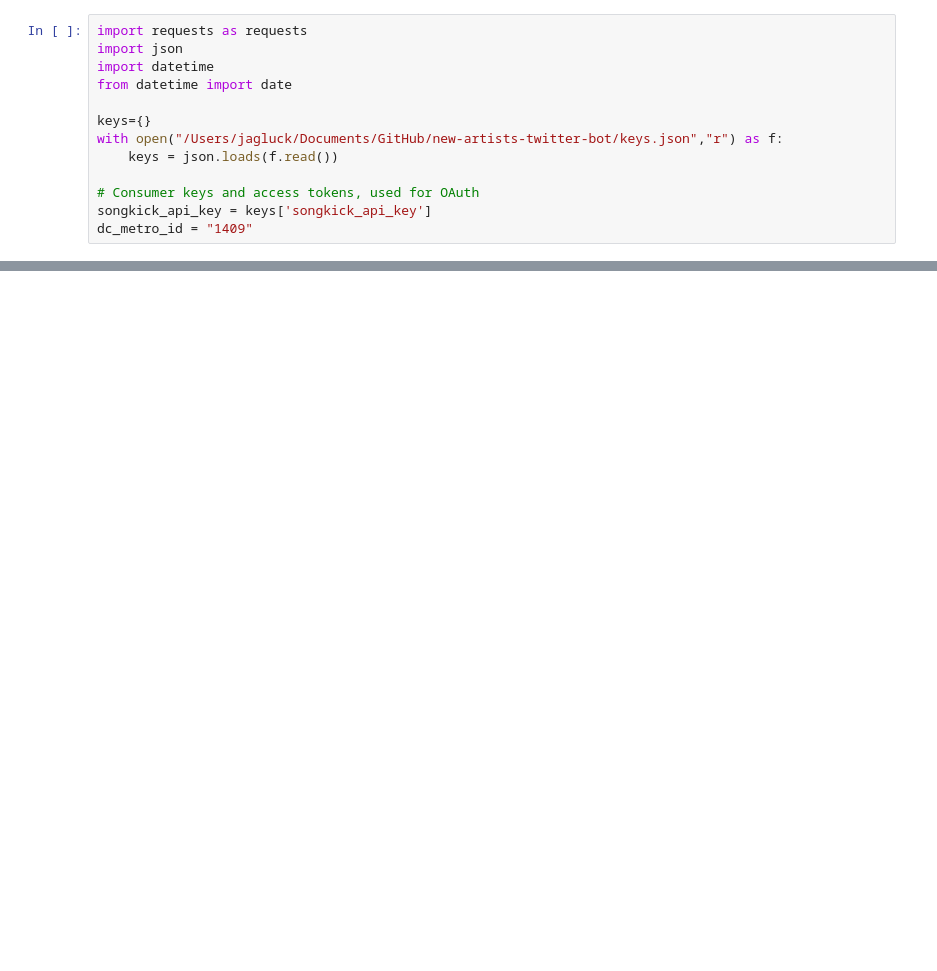
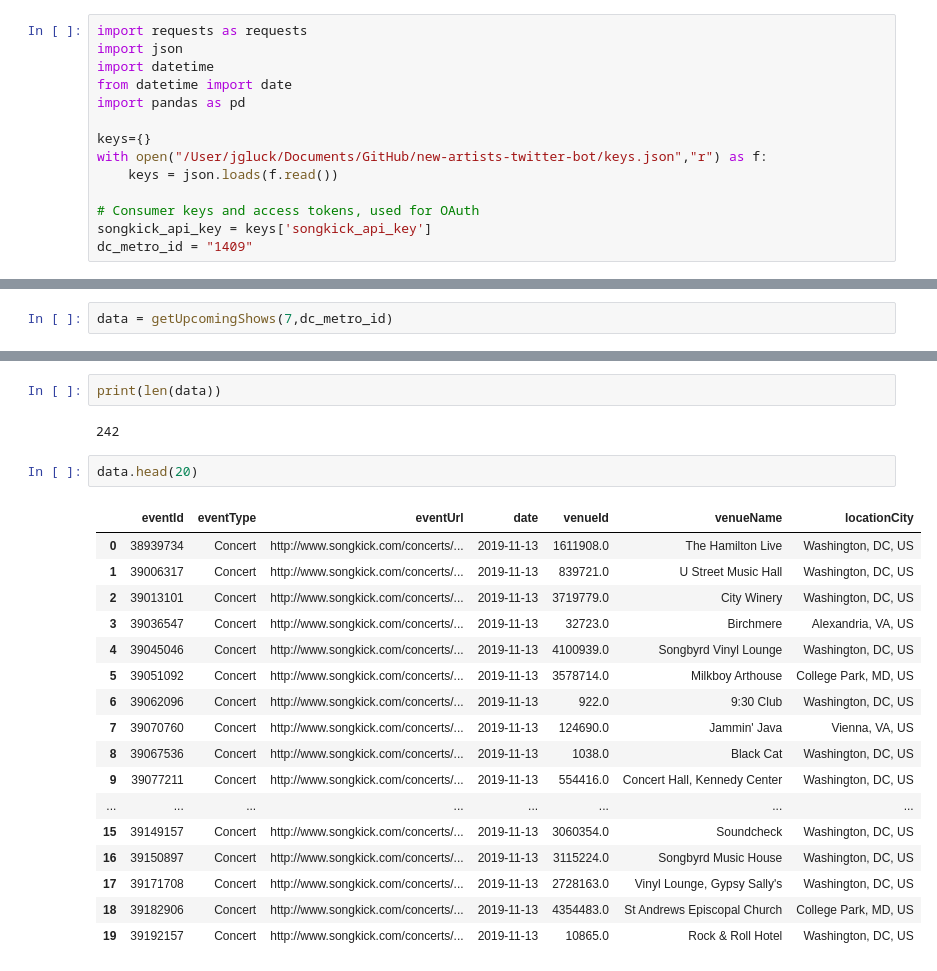
Before and after one commit to jagluck/new-artists-twitter-bot, a Jupyter notebook: songkick.ipynb, the cells around one changed output, grey strips where cells are left out. Cells and saved outputs as stored; diff of their text form; blank space fills up the shorter version.

Commit message:
geta artist information

```diff
--- a/songkick.ipynb
+++ b/songkick.ipynb
@@ -3,9 +3,10 @@ import requests as requests
 import json
 import datetime
 from datetime import date
+import pandas as pd
 
 keys={}
-with open("/Users/jagluck/Documents/GitHub/new-artists-twitter-bot/keys.json","r") as f:
+with open("/User/jgluck/Documents/GitHub/new-artists-twitter-bot/keys.json","r") as f:
     keys = json.loads(f.read())
 
 # Consumer keys and access tokens, used for OAuth
@@ -61 +95,3 @@ def getUpcomingShows(daysAhead):
     return data
+# %%
+data = getUpcomingShows(7,dc_metro_id)
@@ -62,3 +117,27 @@ def getUpcomingShows(daysAhead):
+# %%
+print(len(data))
+# %% [output]
+242
+# %%
+data.head(20)
+# %% [output]
+|  | eventId | eventType | eventUrl | date | venueId | venueName | locationCity |
+| 0 | 38939734 | Concert | http://www.songkick.com/concerts/... | 2019-11-13 | 1611908.0 | The Hamilton Live | Washington, DC, US |
+| 1 | 39006317 | Concert | http://www.songkick.com/concerts/... | 2019-11-13 | 839721.0 | U Street Music Hall | Washington, DC, US |
+| 2 | 39013101 | Concert | http://www.songkick.com/concerts/... | 2019-11-13 | 3719779.0 | City Winery | Washington, DC, US |
+| 3 | 39036547 | Concert | http://www.songkick.com/concerts/... | 2019-11-13 | 32723.0 | Birchmere | Alexandria, VA, US |
+| 4 | 39045046 | Concert | http://www.songkick.com/concerts/... | 2019-11-13 | 4100939.0 | Songbyrd Vinyl Lounge | Washington, DC, US |
+| 5 | 39051092 | Concert | http://www.songkick.com/concerts/... | 2019-11-13 | 3578714.0 | Milkboy Arthouse | College Park, MD, US |
+| 6 | 39062096 | Concert | http://www.songkick.com/concerts/... | 2019-11-13 | 922.0 | 9:30 Club | Washington, DC, US |
+| 7 | 39070760 | Concert | http://www.songkick.com/concerts/... | 2019-11-13 | 124690.0 | Jammin' Java | Vienna, VA, US |
+| 8 | 39067536 | Concert | http://www.songkick.com/concerts/... | 2019-11-13 | 1038.0 | Black Cat | Washington, DC, US |
+| 9 | 39077211 | Concert | http://www.songkick.com/concerts/... | 2019-11-13 | 554416.0 | Concert Hall, Kennedy Center | Washington, DC, US |
+| ... | ... | ... | ... | ... | ... | ... | ... |
+| 15 | 39149157 | Concert | http://www.songkick.com/concerts/... | 2019-11-13 | 3060354.0 | Soundcheck | Washington, DC, US |
+| 16 | 39150897 | Concert | http://www.songkick.com/concerts/... | 2019-11-13 | 3115224.0 | Songbyrd Music House | Washington, DC, US |
+| 17 | 39171708 | Concert | http://www.songkick.com/concerts/... | 2019-11-13 | 2728163.0 | Vinyl Lounge, Gypsy Sally's | Washington, DC, US |
+| 18 | 39182906 | Concert | http://www.songkick.com/concerts/... | 2019-11-13 | 4354483.0 | St Andrews Episcopal Church | College Park, MD, US |
+| 19 | 39192157 | Concert | http://www.songkick.com/concerts/... | 2019-11-13 | 10865.0 | Rock & Roll Hotel | Washington, DC, US |
 # %%
 artist = "blink 182"
 resp = getArtistKey(artist)
```
Also changed, not shown: parts of 4 cells of this notebook.
